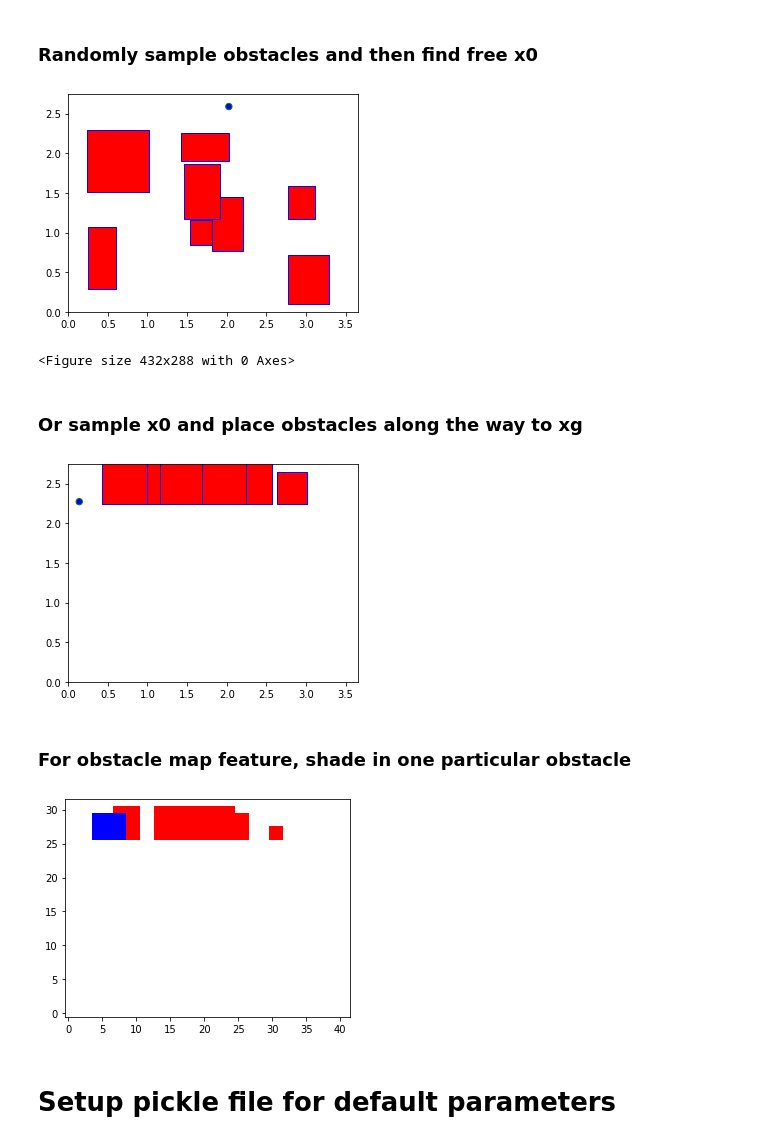
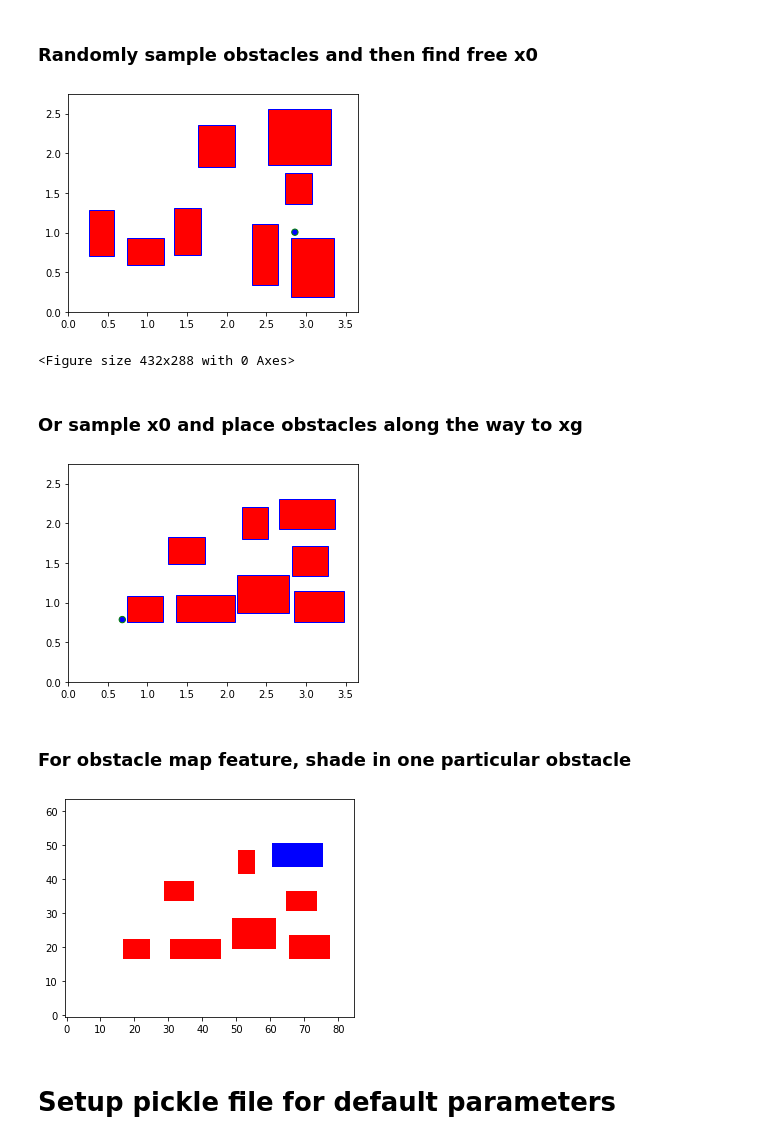
Before and after one commit to StanfordASL/CoCo, a Jupyter notebook: free_flyer/data_generation.ipynb, the cells around one changed output. Drawn from its saved outputs; the diff is of its cells as text; code cells hidden in the pictures.

```diff
--- a/free_flyer/data_generation.ipynb
+++ b/free_flyer/data_generation.ipynb
@@ -12,13 +29,16 @@ from free_flyer import FreeFlyer
 # %%
-def findIC(obstacles, posmin, posmax, velmin, velmax):
+def findIC(obstacles, posmin, posmax, velmin, velmax, max_iter=1000):
     """ Given list of obstacles, find IC that is collision free"""
     IC_found = False
-    while not IC_found:
+    itr = 0
+    while not IC_found and itr < max_iter:
         r0 = posmin + (posmax-posmin)*np.random.rand(2)
         if not any([r0[0] >= obstacle[0] and r0[0] <= obstacle[1] and \
              r0[1] >= obstacle[2] and r0[1] <= obstacle[3] \
              for obstacle in obstacles]):
             IC_found = True
+    if not IC_found:
+        return np.array([])
     x0 = np.hstack((r0, velmin + (velmax-velmin)*np.random.rand(2)))
     return x0
 # %%
@@ -29,4 +49,13 @@ def is_free_state(x0, obstacles, posmin, posmax):
              for obstacle in obstacles]):
         return False
     return True
+# %%
+def obs_intersect(obs_1, obs_2):
+    intersect = True
+    if obs_1[1] < obs_2[0] or \
+        obs_2[1] < obs_1[0] or \
+        obs_1[3] < obs_2[2] or \
+        obs_2[3] < obs_1[2]:
+        intersect = False
+    return intersect
 # %%
@@ -52,17 +90,28 @@ def find_obs(x0, posmin, posmax, n_obs, max_iter=50):
     return obs
 # %%
 def random_obs(n_obs, posmin, posmax, border_size, \
-              min_box_size, max_box_size):
+              min_box_size, max_box_size, max_iter=100):
     """ Generate random list of obstacles in workspace """
     obstacles = []
-    for ii in range(n_obs):
+    itr = 0
+    while itr < max_iter and len(obstacles) is not n_obs:
         xmin = (posmax[0] - border_size - max_box_size)*np.random.rand() + border_size
         xmax = xmin + min_box_size  + (max_box_size - min_box_size)*np.random.rand()
         ymin = (posmax[1] - border_size - max_box_size)*np.random.rand() + border_size
         ymax = ymin + min_box_size  + (max_box_size - min_box_size)*np.random.rand()
         obstacle = np.array([xmin - box_buffer, xmax + box_buffer, \
                             ymin - box_buffer, ymax + box_buffer])
-        obstacles.append(obstacle)
+        intersecting = False
+        for obs_2 in obstacles:
+            intersecting = obs_intersect(obstacle, obs_2)
+            if intersecting:
+                break
+        if not intersecting:
+            obstacles.append(obstacle)
+        itr += 1
+
+    if len(obstacles) is not n_obs:
+        obstacles = []
     return obstacles
 # %% [markdown]
 # Problem parameters
@@ -106,32 +155,35 @@ prob_params = [N, Ak, Bk, Q, R, n_obs , \
 # %%
 obstacles = random_obs(n_obs, posmin, posmax, border_size, min_box_size, max_box_size)
 x0 = findIC(obstacles, posmin, posmax, velmin, velmax)
 
 plt.axes()
 for obstacle in obstacles:
     rectangle = plt.Rectangle((obstacle[0], obstacle[2]), \
                               obstacle[1]-obstacle[0], obstacle[3]-obstacle[2], \
                              fc='red', ec='blue')
     plt.gca().add_patch(rectangle)
     plt.axis('scaled')
 
-circle = plt.Circle((x0[0],x0[1]), 0.04, fc='blue',ec="green")
+if x0.size > 0:
+    circle = plt.Circle((x0[0],x0[1]), 0.04, fc='blue',ec="green")
 plt.gca().add_patch(circle)
 
 ax = plt.gca()
 ax.margins(0)
 ax.set(xlim=(posmin[0],posmax[0]), ylim=(posmin[1],posmax[1]))
 fig = plt.figure()
 plt.show()
 # %% [output]
-[figure, old version]
+[figure, new version]
 <Figure size 432x288 with 0 Axes>
 # %% [markdown]
 ### Or sample x0 and place obstacles along the way to xg
 # %%
-x0 = np.hstack((posmin + (posmax-posmin)*np.random.rand(2), \
+x0 = np.hstack((posmin + 0.5*(posmax-posmin)*np.random.rand(2), \
                velmin + (velmax-velmin)*np.random.rand(2)))
-obstacles = find_obs(x0, posmin, posmax, n_obs)
+obstacles = find_obs(x0, posmin, posmax, n_obs, ignore_intersection=False)
+if len(obstacles) == 0:
+    obstacles = find_obs(x0, posmin, posmax, n_obs, ignore_intersection=True)
 
 if len(obstacles) is n_obs:
     plt.axes()
@@ -150,14 +202,14 @@ if len(obstacles) is n_obs:
     ax.set(xlim=(posmin[0],posmax[0]), ylim=(posmin[1],posmax[1]))
     plt.show()
 # %% [output]
-[figure, old version]
+[figure, new version]
 # %% [markdown]
 ### For obstacle map feature, shade in one particular obstacle
 # %%
 obs_ii = 7
 
 W_H_ratio = posmax[0] / posmax[1]
-H = 32
+H = 64
 W = int(W_H_ratio * H)
 
 table_img = np.ones((H,W,3))
@@ -181,7 +233,7 @@ for ll in obs_ll:
 plt.imshow(table_img)
 plt.gca().invert_yaxis()
 # %% [output]
-[figure, old version]
+[figure, new version]
 # %% [markdown]
 # Setup pickle file for default parameters
 # %%
```
Also changed, not shown: parts of 9 cells of this notebook, 6 other files.
